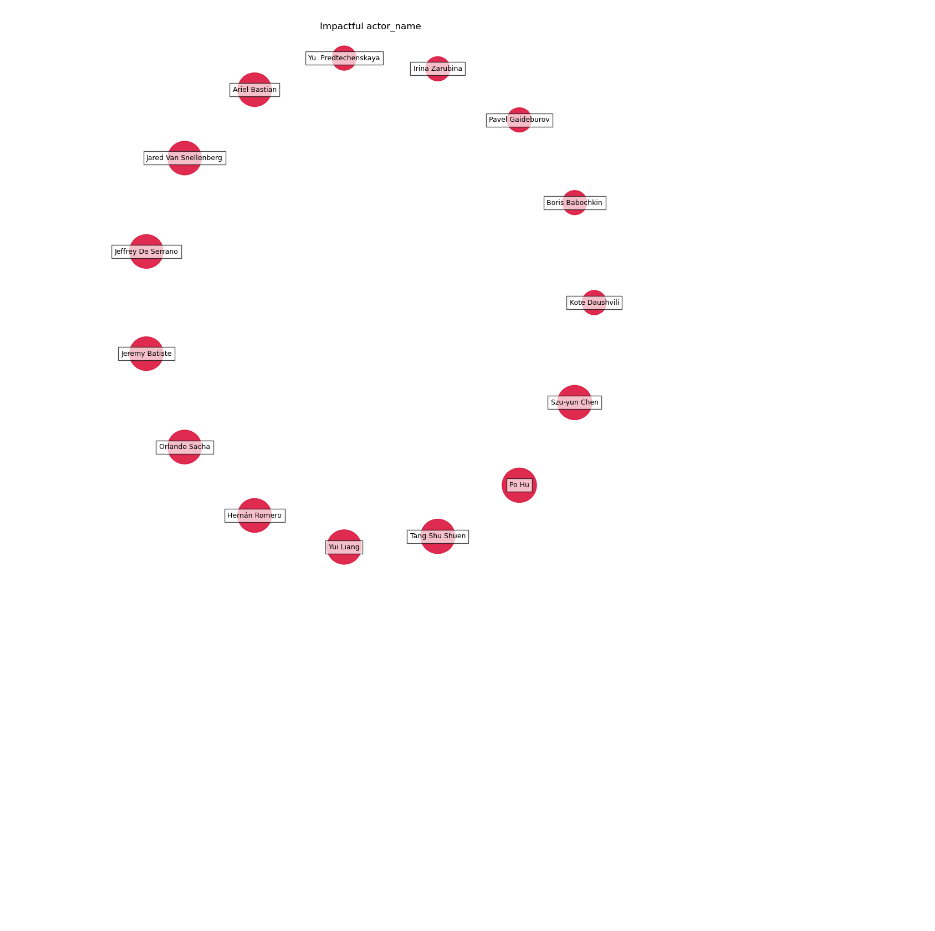
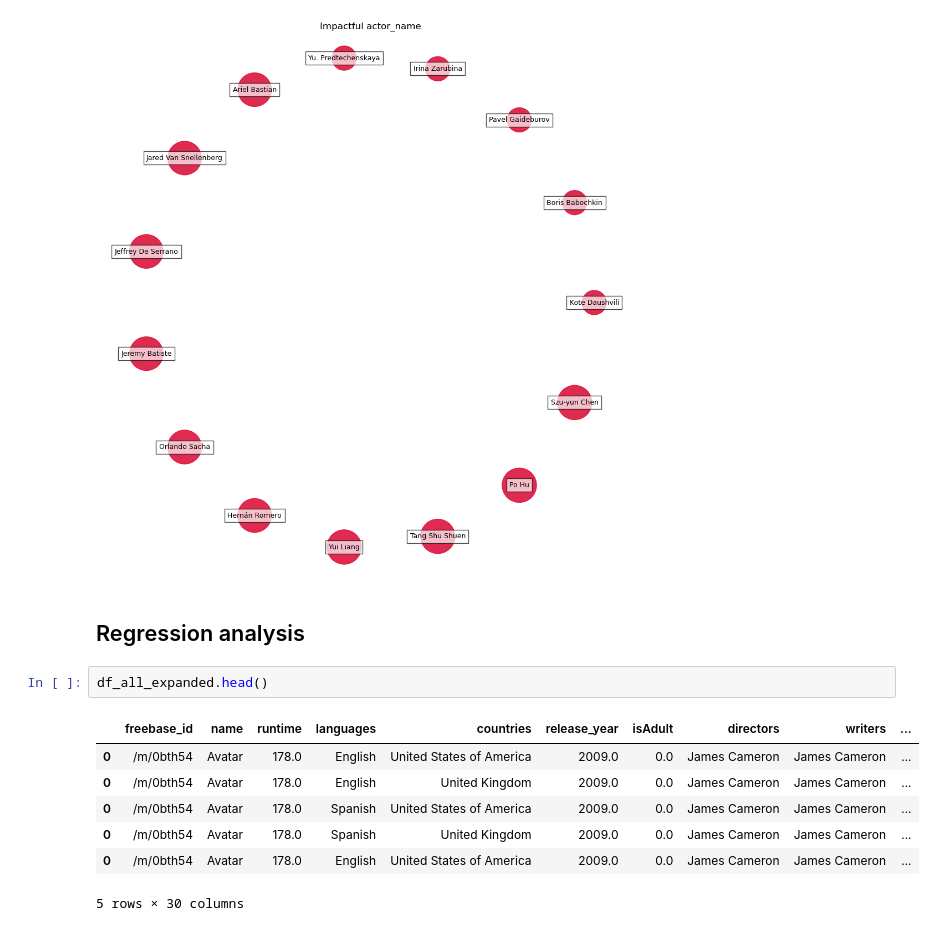
Before and after one commit to epfl-ada/ada-2022-project-theadaholics, a Jupyter notebook: main.ipynb, the cells around one changed output. Cells and saved outputs as stored; diff of their text form; blank space fills up the shorter version.

```diff
--- a/main.ipynb
+++ b/main.ipynb
@@ -2895,3 +3043,15 @@ draw_bubble_graph(directors_score ,director_pairs_score, 'directors', 'a', 25,1)
 draw_bubble_graph(actors_score ,actor_pairs_score, 'actor_name', 'a', 15)
 # %% [output]
 [figure]
+# %% [markdown]
+## Regression analysis
+# %%
+df_all_expanded.head()
+# %% [output]
+|  | freebase_id | name | runtime | languages | countries | release_year | isAdult | directors | writers | ... |
+| 0 | /m/0bth54 | Avatar | 178.0 | English | United States of America | 2009.0 | 0.0 | James Cameron | James Cameron | ... |
+| 0 | /m/0bth54 | Avatar | 178.0 | English | United Kingdom | 2009.0 | 0.0 | James Cameron | James Cameron | ... |
+| 0 | /m/0bth54 | Avatar | 178.0 | Spanish | United States of America | 2009.0 | 0.0 | James Cameron | James Cameron | ... |
+| 0 | /m/0bth54 | Avatar | 178.0 | Spanish | United Kingdom | 2009.0 | 0.0 | James Cameron | James Cameron | ... |
+| 0 | /m/0bth54 | Avatar | 178.0 | English | United States of America | 2009.0 | 0.0 | James Cameron | James Cameron | ... |
+5 rows × 30 columns
```
Also changed, not shown: parts of 47 cells of this notebook, 2 other files.
